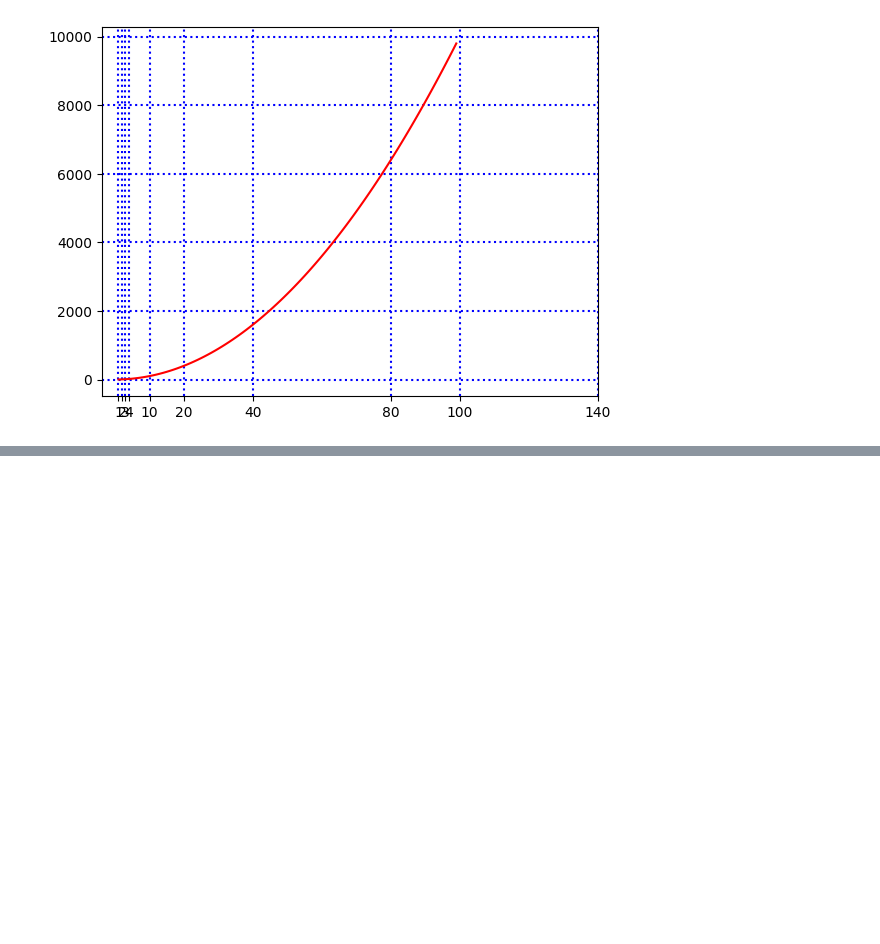
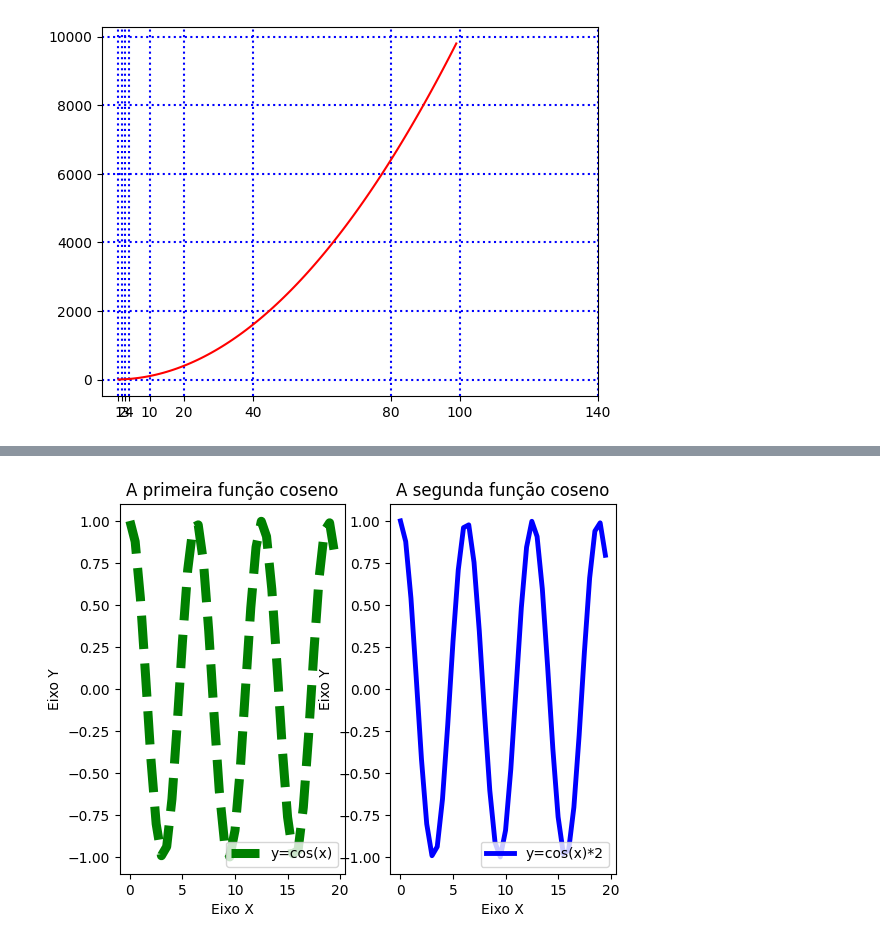
Before and after one commit to 21seya/Python_Engenharia_Dados, a Jupyter notebook: matplotlibexrcicios.ipynb, the cells around one changed output, grey strips where cells are left out. Drawn from its saved outputs; the diff is of its cells as text; code cells hidden in the pictures; blank space fills up the shorter version.

```diff
--- a/matplotlibexrcicios.ipynb
+++ b/matplotlibexrcicios.ipynb
@@ -276,0 +304,27 @@ plt.show()
+# %%
+import matplotlib.pyplot as plt
+import numpy as np
+
+x1 = np.arange(0,20,0.5)
+y1 = np.cos(x1)
+
+x2 = np.arange(0,20,0.5)
+y2 = np.cos(x1) + 2
+
+plt.subplot(1,2,1)
+plt.xlabel("Eixo X")
+plt.ylabel("Eixo Y")
+plt.title("A primeira função coseno")
+plt.plot(x1,y1,c='g',lw='6.5',ls='dashed',label='y=cos(x)')
+plt.legend(loc='lower right')
+
+plt.subplot(1,2,2)
+plt.xlabel("Eixo X")
+plt.ylabel("Eixo Y")
+plt.title("A segunda função coseno")
+plt.plot(x1,y1,c='b',lw='3.5',ls='solid',label='y=cos(x)*2')
+plt.legend(loc='lower right')
+
+plt.show()
+# %% [output]
+[figure, added]
```
Also changed, not shown: parts of 8 cells of this notebook.
